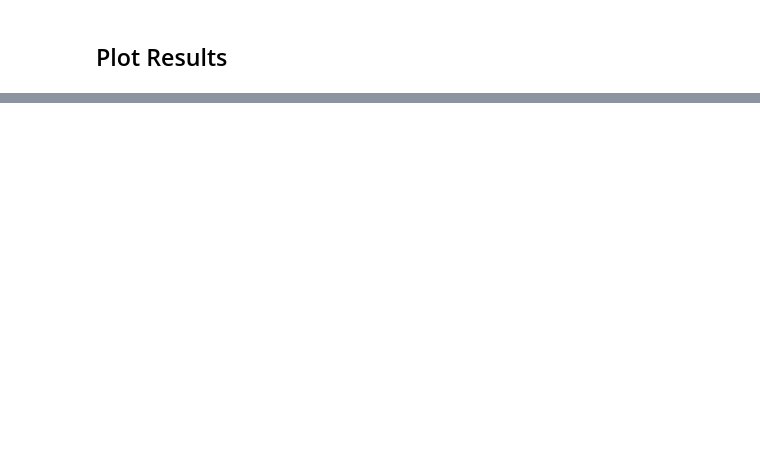
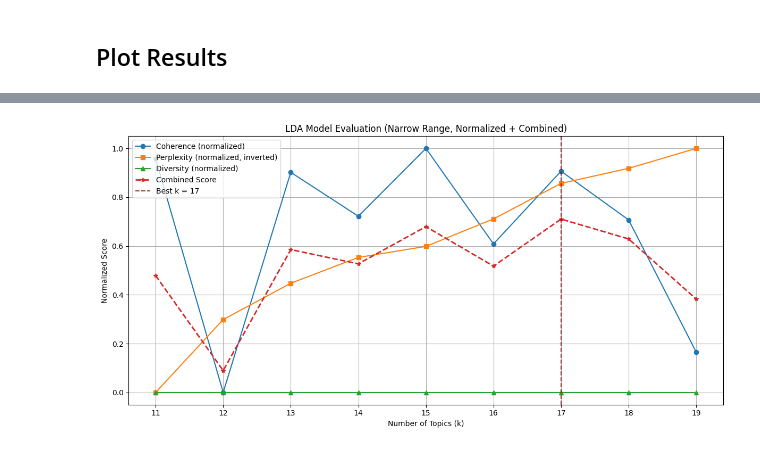
Before and after one commit to svenj-a/Topic_Modeling, a Jupyter notebook: Topic_Modeling_LDA.ipynb, the cells around one changed output, grey strips where cells are left out. Cells and saved outputs as stored; diff of their text form; code cells hidden in the pictures; blank space fills up the shorter version.

```diff
--- a/Topic_Modeling_LDA.ipynb
+++ b/Topic_Modeling_LDA.ipynb
@@ -501,7 +464,7 @@ def get_topic_labels(model, vectorizer, n_words=5):
 
     return labels
 # %%
-k = 15
+k = 7
 
 lda = train_lda(k, X)
 
@@ -515,8 +478,4 @@ topic_labels = get_topic_labels(lda, vectorizer)
 df["topic_label"] = df["topic"].map(topic_labels)
 
 show_topics(lda, vectorizer)
-
-plot_2D_projection(lda, X, k)
-
-df.head(5)
 # %% [output]
@@ -659,0 +609,3 @@ plt.show()
+# %%
+df = pd.read_pickle("data/preprocessed_data.pkl")
+df.head(5)
@@ -659,0 +619,8 @@ plt.show()
+# %%
+# --- 1. Load and Prepare Data ---
+tokenized_docs = df["post_tokens"].tolist()
+
+# --- 2. Bigram Detection and Merging ---
+phrases = Phrases(tokenized_docs, min_count=5, threshold=10)
+bigram = Phraser(phrases)
+merged_docs = [bigram[doc] for doc in tokenized_docs]
@@ -659,0 +742,59 @@ plt.show()
+# %%
+# --- Select narrow range based on combined score ---
+# Find the k with the highest combined score
+best_k_wide = wide_k_values[np.argmax(wide_combined)]
+# Define narrow range around best_k_wide (±4 to ensure we capture the peak)
+narrow_start = max(5, best_k_wide - 4)
+narrow_end = min(60, best_k_wide + 4)
+print(f"\nBest k in wide range: {best_k_wide}. Narrow range: {narrow_start} to {narrow_end}.")
+
+# Phase 2: Narrow range (step=1)
+print(f"\n=== Phase 2: Narrow range (k={narrow_start} to {narrow_end}, step=1) ===")
+narrow_k_values = list(range(narrow_start, narrow_end + 1))
+narrow_coherence = []
+narrow_perplexity = []
+narrow_diversity = []
+
+for k in narrow_k_values:
+    print(f"Training LDA with k={k}...")
+    model = LdaMulticore(
+        corpus=corpus, id2word=dictionary, num_topics=k,
+        passes=5, chunksize=1024, workers=4, random_state=42
+    )
+    coherence, perplexity, diversity = evaluate_model(model, corpus, merged_docs, dictionary)
+    narrow_coherence.append(coherence)
+    narrow_perplexity.append(perplexity)
+    narrow_diversity.append(diversity)
+
+# Normalize narrow range metrics
+narrow_coherence_norm = scaler.fit_transform(np.array(narrow_coherence).reshape(-1, 1)).flatten()
+narrow_perplexity_norm = 1 - scaler.fit_transform(np.array(narrow_perplexity).reshape(-1, 1)).flatten()
+narrow_diversity_norm = scaler.fit_transform(np.array(narrow_diversity).reshape(-1, 1)).flatten()
+
+# Calculate combined score for narrow range
+narrow_combined = (
+    coherence_weight * narrow_coherence_norm +
+    perplexity_weight * narrow_perplexity_norm +
+    diversity_weight * narrow_diversity_norm
+)
+
+# Plot narrow range results
+plt.figure(figsize=(12, 6))
+plt.plot(narrow_k_values, narrow_coherence_norm, label='Coherence (normalized)', marker='o')
+plt.plot(narrow_k_values, narrow_perplexity_norm, label='Perplexity (normalized, inverted)', marker='s')
+plt.plot(narrow_k_values, narrow_diversity_norm, label='Diversity (normalized)', marker='^')
+plt.plot(narrow_k_values, narrow_combined, label='Combined Score', marker='*', linestyle='--', linewidth=2)
+
+# Add vertical line for best k in narrow range
+best_k = narrow_k_values[np.argmax(narrow_combined)]
+plt.axvline(x=best_k, color='darkred', linestyle='--', label=f'Best k = {best_k}', alpha=0.8)
+
+plt.xlabel("Number of Topics (k)")
+plt.ylabel("Normalized Score")
+plt.title("LDA Model Evaluation (Narrow Range, Normalized + Combined)")
+plt.legend()
+plt.grid(visible=True)
+plt.tight_layout()
+plt.savefig('viz/LDA_narrow_range_normalized_combined.png', dpi=300)
+plt.show()
+# %% [output]
@@ -659,0 +813 @@ plt.show()
+[figure, added]
```
Also changed, not shown: parts of 28 cells of this notebook, 19 other files.
